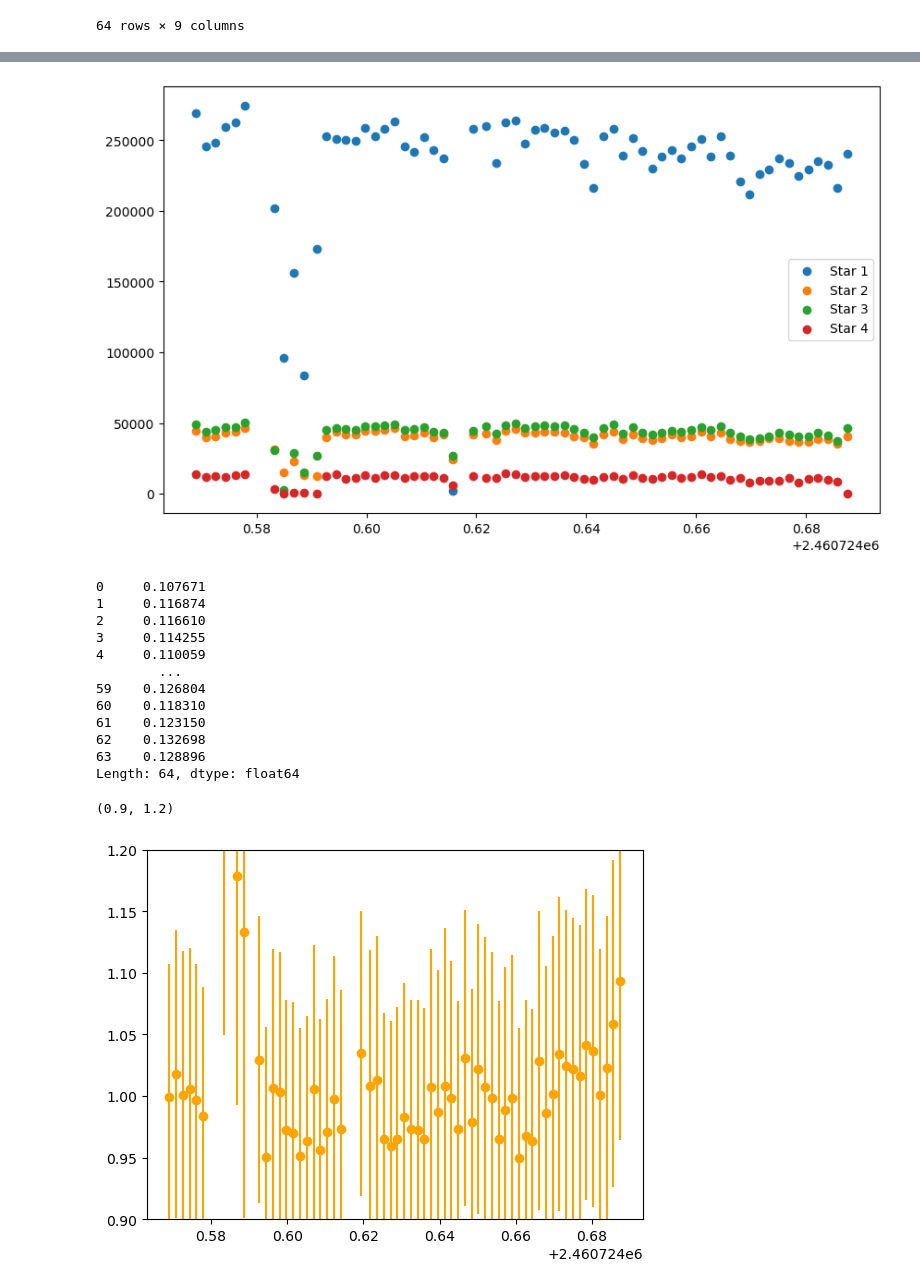
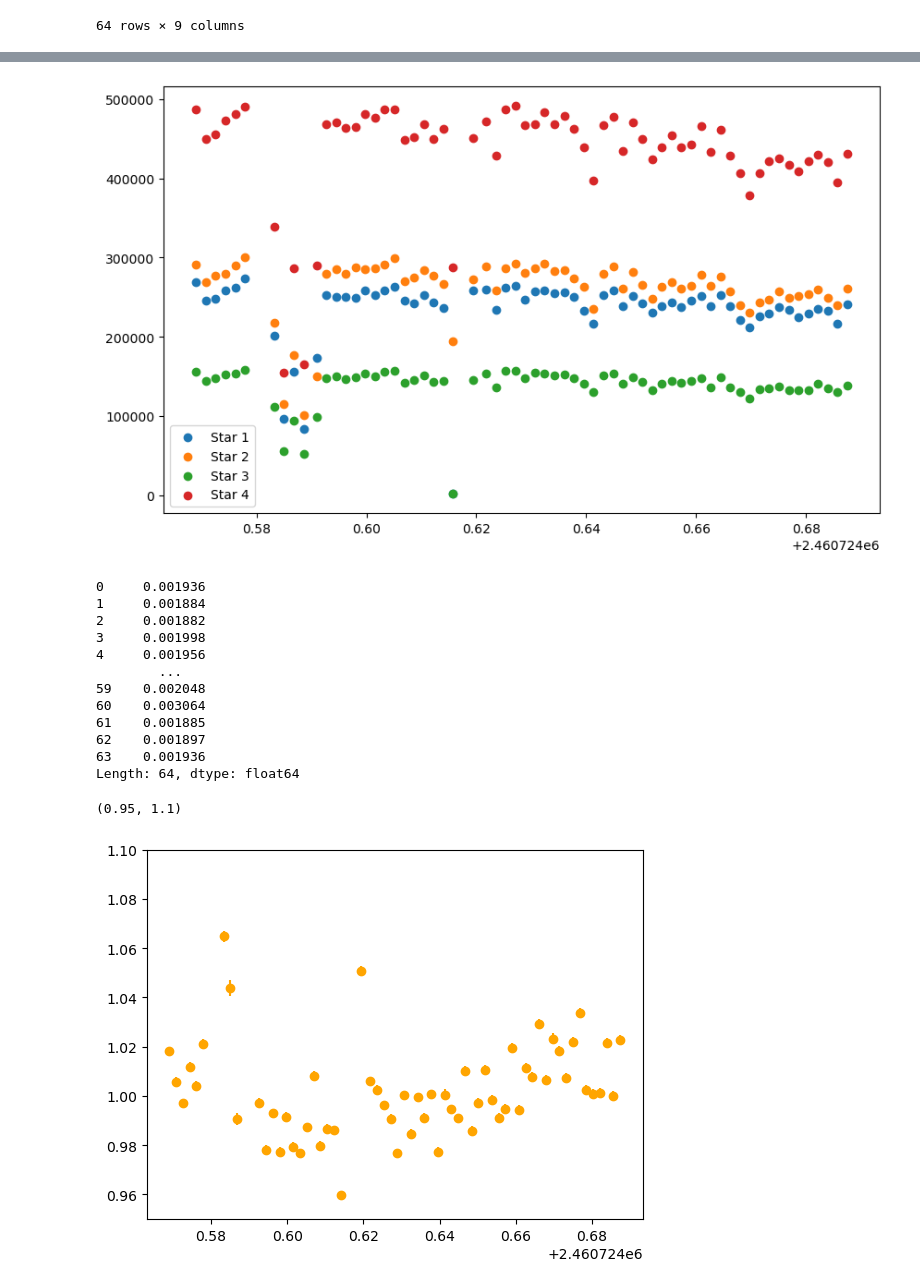
Before and after one commit to explorerjs32/rho_data_reduction_pipeline, a Jupyter notebook: photometry_mplw/Phot_to_LC.ipynb, the cells around one changed output, grey strips where cells are left out. Drawn from its saved outputs; the diff is of its cells as text; code cells hidden in the pictures.

Commit message:
Add observation date to photometry results csv for light curve creation, got rid of unused bkg calculation function

```diff
--- a/photometry_mplw/Phot_to_LC.ipynb
+++ b/photometry_mplw/Phot_to_LC.ipynb
@@ -68,6 +68,7 @@ obs_info
 # %%
 # obs_info.sort_values(by='Date-Obs')
 # %%
-combined = pd.merge(raw, obs_info, left_on='File', right_on='File', how='left').sort_values(by='Date-Obs').reset_index(drop=True)
+# combined = pd.merge(raw, obs_info, left_on='File', right_on='File', how='left').sort_values(by='Date-Obs').reset_index(drop=True)
+combined = pd.read_csv(path+'WASP-36B_psf_photometry_results.csv')
 combined
 # %% [output]
@@ -117,22 +136,23 @@ plt.figure(figsize=(10, 6))
 # for i in [0,1,2,3,4,5,6,7,]:
 for i in [0,1,2,3,]:
     plt.scatter(t,combined[f'Star_{i+1}_flux'],label=f'Star {i+1}')
+    # plt.scatter(np.array(t)[sorted_indices], combined[f'Star_{i+1}_flux'][sorted_indices], marker='x', label=f'Star {i+1} sorted')
     # print(i)
 # plt.scatter(t, wasp36['sum_flux'],label='WASP-36b',)
 # [plt.scatter(t, refs[i]['sum_flux'], marker='x',label=f'ref {i+1}') for i in range(len(refs))]
     plt.legend()
 # %% [output]
-[figure, old version]
+[figure, new version]
 # %%
 # refs = [6,7,8]
-refs = [2,3,4]
-# refs = [4,5,6,7,8]
+refs = [2,3,4,]
+# refs = [2,4,6]
 ref_flux = np.array([combined[f'Star_{i}_flux'].values for i in refs])
 ref_err = np.sqrt(np.sum(np.array([combined[f'Star_{i}_noise'].values**2 for i in refs]),axis=0))
-ref_corr = ref_flux.sum(axis=0)/len(refs)
+ref_corr = ref_flux.sum(axis=0)
 # %%
 wasp36_flux = combined['Star_1_flux'] / ref_corr
-wasp36_err = np.abs(wasp36_flux)*np.sqrt((combined['Star_1_noise']/combined['Star_1_flux'])**2 + (ref_err/ref_corr)**2)
+wasp36_err = wasp36_flux*np.sqrt((combined['Star_1_noise']/combined['Star_1_flux'])**2 + (ref_err/ref_corr)**2)
 # %%
 # Sort wasp36_flux and t by time order
 sorted_indices = np.argsort(t)
@@ -142,28 +162,29 @@ t_sorted = np.array(t)[sorted_indices]
 # %%
 wasp36_err
 # %% [output]
-0     0.107671
-1     0.116874
-2     0.116610
-3     0.114255
-4     0.110059
+0     0.001936
+1     0.001884
+2     0.001882
+3     0.001998
+4     0.001956
         ...
-59    0.126804
-60    0.118310
-61    0.123150
-62    0.132698
-63    0.128896
+59    0.002048
+60    0.003064
+61    0.001885
+62    0.001897
+63    0.001936
 Length: 64, dtype: float64
 # %%
 # plt.scatter(t,wasp36_flux, label='WASP-36b flux correction', color='orange')
 plt.errorbar(t_sorted, wasp36_flux_sorted/np.nanmedian(wasp36_flux_sorted),
              yerr=wasp36_err_sorted,
              fmt='o', color='orange', label='WASP-36b error')
-plt.ylim(0.9,1.2)
+plt.ylim(0.95,1.1)
 # plt.ylim(0.75,2)
+# plt.ylim(0,2.5)
 # %% [output]
-(0.9, 1.2)
+(0.95, 1.1)
-[figure, old version]
+[figure, new version]
 # %%
 # plt.scatter(t,wasp36_flux, label='WASP-36b flux correction', color='orange')
 plt.errorbar(t, wasp36_flux/np.nanmedian(wasp36_flux),
```
Also changed, not shown: parts of 6 cells of this notebook, 2 other files.
